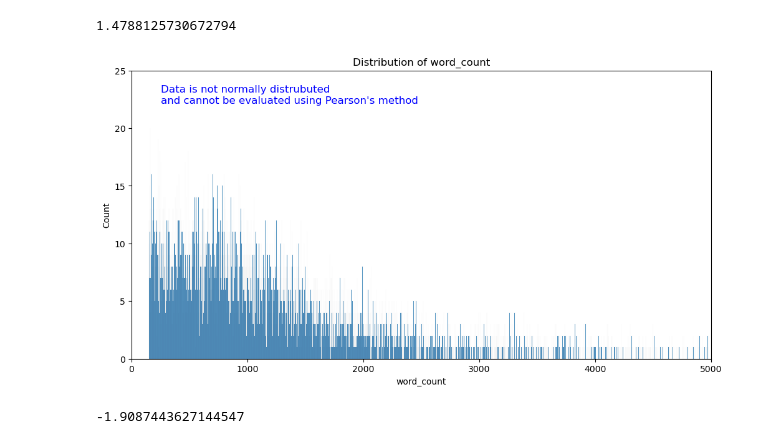
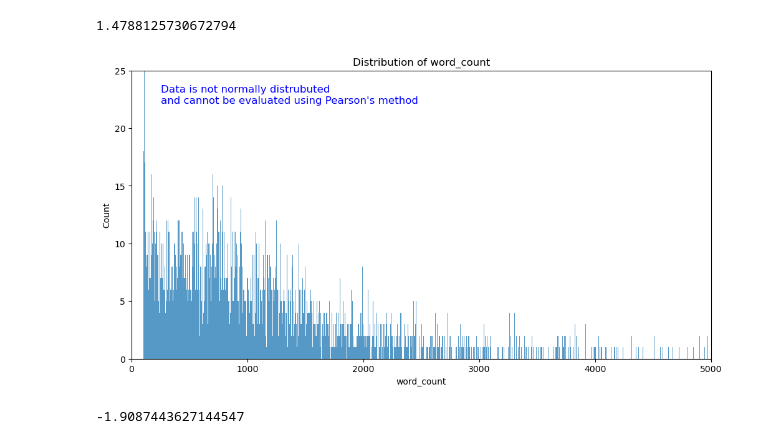
Before and after one commit to Magmafish/SerpGS, a Jupyter notebook: interpretation.ipynb, the cells around one changed output. Saved outputs shown, nothing was run; the diff lists cells and outputs as text; code cells hidden in the pictures.

```diff
--- a/interpretation.ipynb
+++ b/interpretation.ipynb
@@ -31,0 +68,2 @@ df
+# %%
+df['log_p_h'] = math.log10(df['percent_human'])
@@ -92,3 +148,16 @@ plt.show()
 df['word_count'].max()
 # %% [output]
 183712.0
+# %%
+# Calculate the log base 10 of percent_human
+df['log_percent_human'] = np.log10(df['percent_human'])
+
+# Create the histogram plot
+fig, ax = plt.subplots(figsize=(12, 6))
+ax = sns.histplot(df['log_percent_human'], kde=False, binwidth=0.1)
+
+# Set the plot properties
+ax.set(title='Distribution of log Percent Human', xlabel='log Percent Human', ylabel='Count', xlim=(0, None), ylim=(0, None))
+ax.text(0.05, 0.95, 'Data is not normally distributed\nand cannot be evaluated using Pearson\'s method', transform=ax.transAxes, fontsize=12, verticalalignment='top', color='blue')
+
+plt.show()
@@ -128,12 +199,12 @@ df2['word_count'].skew()
 1.4788125730672794
 # %%
 fig, ax = plt.subplots(figsize=(12, 6))
-ax = sns.histplot(df2['word_count'], kde=False, binwidth=1)
+ax = sns.histplot(df['word_count'], kde=False, binwidth=1)
 ax.set(title='Distribution of word_count', xlabel='word_count', ylabel='Count', xlim=(0, 5000), ylim=(0, 25))
 ax.text(0.05, 0.95, 'Data is not normally distrubuted\nand cannot be evaluated using Pearson\'s method', transform=ax.transAxes, fontsize=12, verticalalignment='top', color='blue')
 plt.show()
 # %% [output]
-[figure, old version]
+[figure, new version]
 # %%
 skewness = st.skew(df['percent_human'])
 skewness
```
Also changed, not shown: parts of 10 cells of this notebook, 1 other file.
